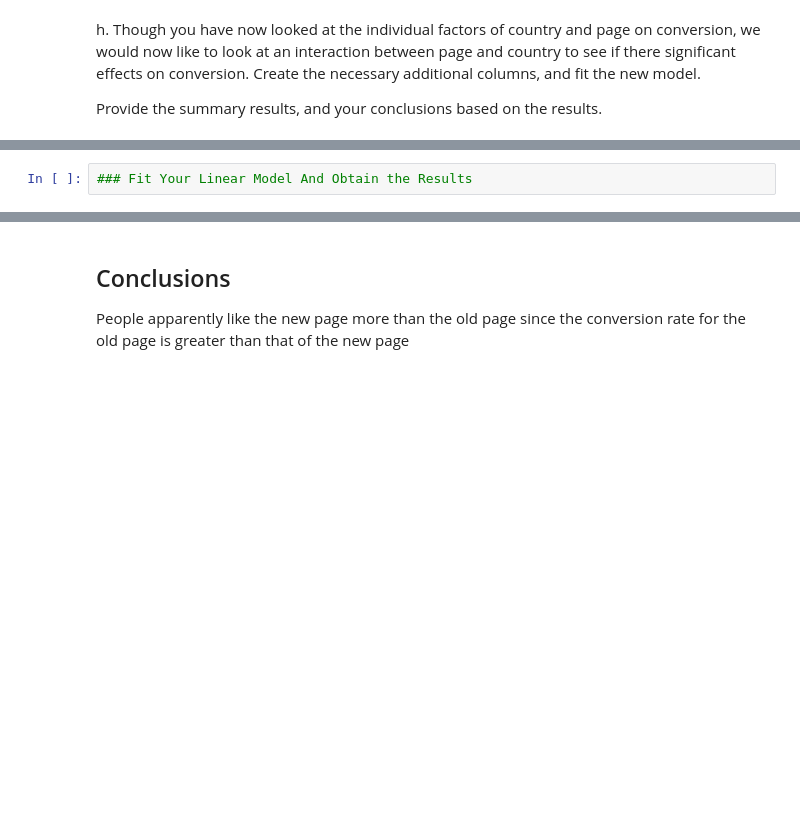
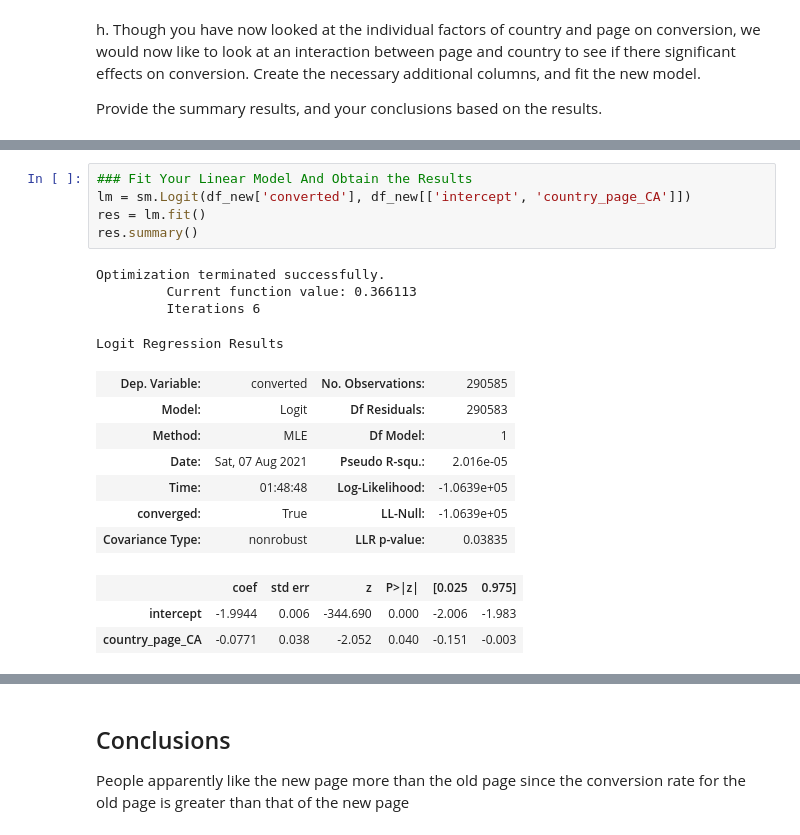
Before and after one commit to Ashmaawyy/AB-Testing, a Jupyter notebook: Analyze_ab_test_results_notebook.ipynb, the cells around one changed output, grey strips where cells are left out. Cells and saved outputs as stored; diff of their text form; blank space fills up the shorter version.

Commit message:
Regression Approach

```diff
--- a/Analyze_ab_test_results_notebook.ipynb
+++ b/Analyze_ab_test_results_notebook.ipynb
@@ -523,2 +546,20 @@ Provide the summary results, and your conclusions based on the results.
 # %%
 ### Fit Your Linear Model And Obtain the Results
+lm = sm.Logit(df_new['converted'], df_new[['intercept', 'country_page_CA']])
+res = lm.fit()
+res.summary()
+# %% [output]
+Optimization terminated successfully.
+         Current function value: 0.366113
+         Iterations 6
+Logit Regression Results
+| Dep. Variable: | converted | No. Observations: | 290585 |
+| Model: | Logit | Df Residuals: | 290583 |
+| Method: | MLE | Df Model: | 1 |
+| Date: | Sat, 07 Aug 2021 | Pseudo R-squ.: | 2.016e-05 |
+| Time: | 01:48:48 | Log-Likelihood: | -1.0639e+05 |
+| converged: | True | LL-Null: | -1.0639e+05 |
+| Covariance Type: | nonrobust | LLR p-value: | 0.03835 |
+|  | coef | std err | z | P>|z| | [0.025 | 0.975] |
+| intercept | -1.9944 | 0.006 | -344.690 | 0.000 | -2.006 | -1.983 |
+| country_page_CA | -0.0771 | 0.038 | -2.052 | 0.040 | -0.151 | -0.003 |
```
Also changed, not shown: parts of 5 cells of this notebook.
